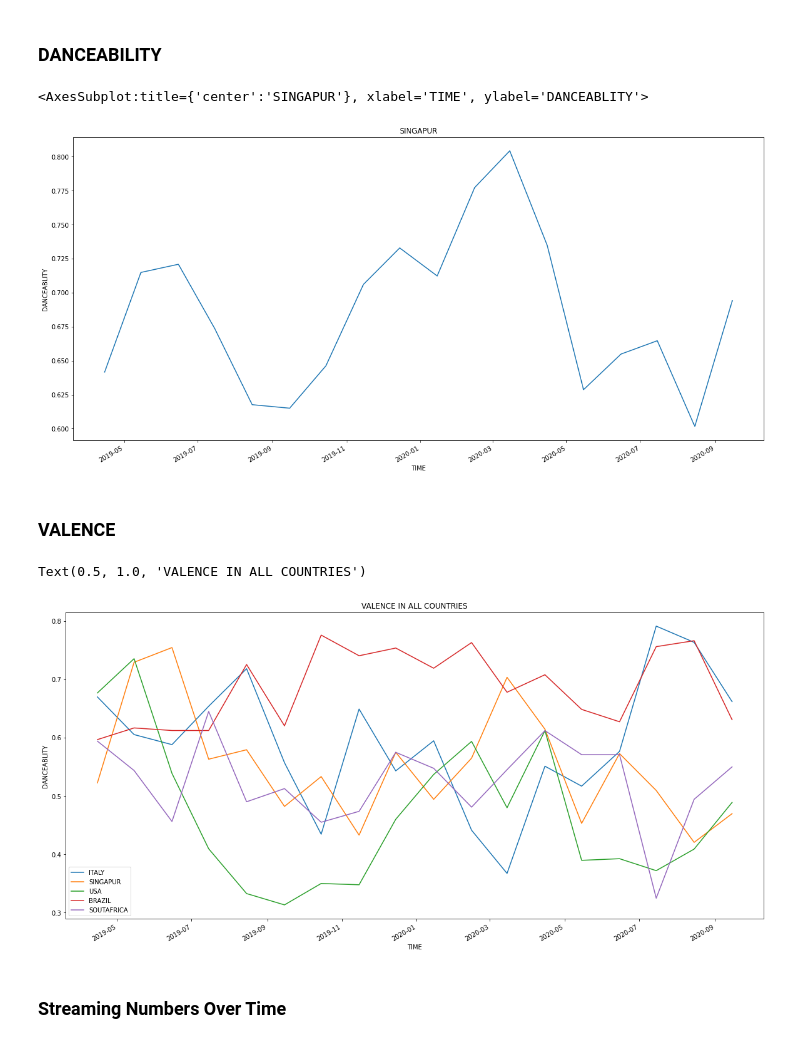
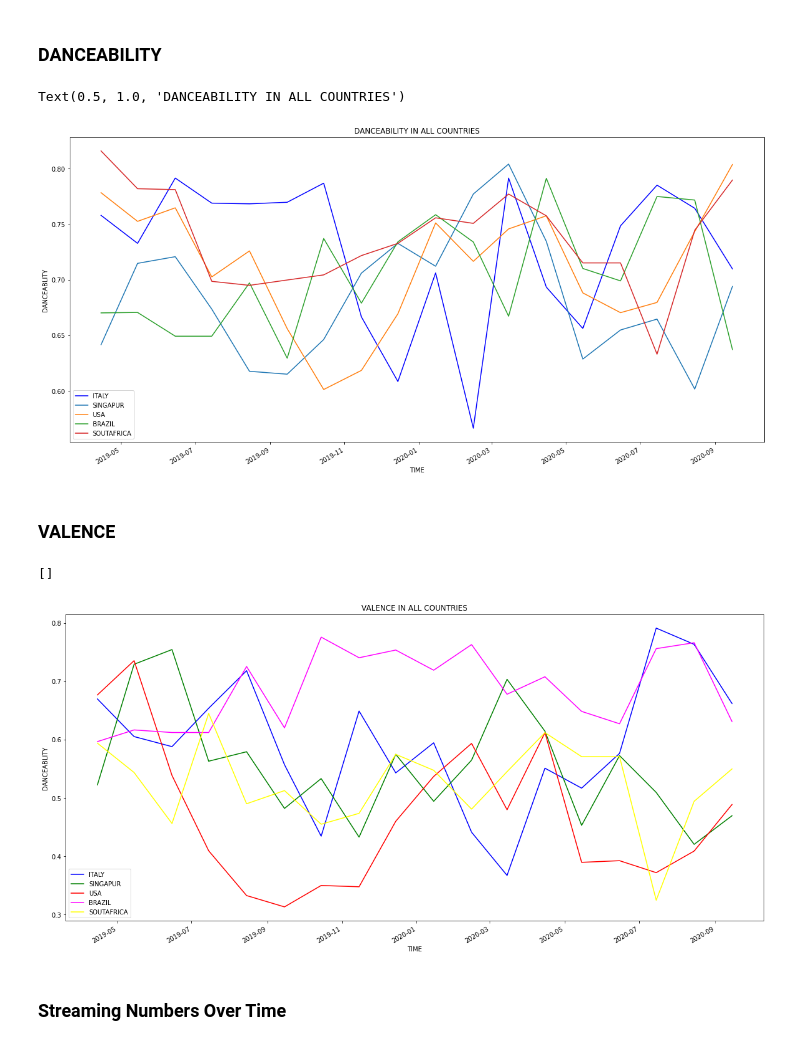
Before and after one commit to ksaslow/sad-song, a Jupyter notebook: spotify_api.ipynb, the cells around one changed output. Cells and saved outputs as stored; diff of their text form; code cells hidden in the pictures.

Commit message:
adapted color coding in graphs for each country

```diff
--- a/spotify_api.ipynb
+++ b/spotify_api.ipynb
@@ -140,31 +140,31 @@ safrica_dance=df[df['country']=='-za-'].groupby(['date'])['Streams','danceabilit
 # %% [markdown]
 ### DANCEABILITY
 # %%
-italy_dance['danceability'].plot(x=italy_dance.index, y=italy_dance['danceability'], kind='line', figsize=(20,10),xlabel='TIME',ylabel='DANCEABLITY',title='ITALY')
-singapur_dance['danceability'].plot(x=singapur_dance.index, y=singapur_dance['danceability'], kind='line', figsize=(20,10),xlabel='TIME',ylabel='DANCEABLITY',title='SINGAPUR')
-usa_dance['danceability'].plot(x=usa_dance.index, y=usa_dance['danceability'], kind='line', figsize=(20,10),xlabel='TIME',ylabel='DANCEABLITY',title='USA')
-brazil_dance['danceability'].plot(x=brazil_dance.index, y=brazil_dance['danceability'], kind='line', figsize=(20,10),xlabel='TIME',ylabel='DANCEABLITY',title='BRAZIL')
-safrica_dance['danceability'].plot(x=safrica_dance.index, y=safrica_dance['danceability'], kind='line', figsize=(20,10),xlabel='TIME',ylabel='DANCEABLITY',title='SOUTH AFRICA')
+italy_dance['danceability'].plot(x=italy_dance.index, y=italy_dance['danceability'], kind='line', figsize=(20,10),xlabel='TIME',ylabel='DANCEABLITY',title='ITALY', color='blue')
+singapur_dance['danceability'].plot(x=singapur_dance.index, y=singapur_dance['danceability'], kind='line', figsize=(20,10),xlabel='TIME',ylabel='DANCEABLITY',title='SINGAPUR',color='green')
+usa_dance['danceability'].plot(x=usa_dance.index, y=usa_dance['danceability'], kind='line', figsize=(20,10),xlabel='TIME',ylabel='DANCEABLITY',title='USA',color='red')
+brazil_dance['danceability'].plot(x=brazil_dance.index, y=brazil_dance['danceability'], kind='line', figsize=(20,10),xlabel='TIME',ylabel='DANCEABLITY',title='BRAZIL',color='magenta')
+safrica_dance['danceability'].plot(x=safrica_dance.index, y=safrica_dance['danceability'], kind='line', figsize=(20,10),xlabel='TIME',ylabel='DANCEABLITY',title='SOUTH AFRICA', color='yellow')
 plt.legend(['ITALY','SINGAPUR','USA','BRAZIL','SOUTAFRICA'])
 plt.title('DANCEABILITY IN ALL COUNTRIES')
 # %% [output]
-<AxesSubplot:title={'center':'SINGAPUR'}, xlabel='TIME', ylabel='DANCEABLITY'>
+Text(0.5, 1.0, 'DANCEABILITY IN ALL COUNTRIES')
-[figure, old version]
+[figure, new version]
 # %% [markdown]
 ### VALENCE
 # %%
 plt.plot()
-italy_dance['valence'].plot(x=italy_dance.index, y=italy_dance['valence'], kind='line', figsize=(20,10),xlabel='TIME',ylabel='DANCEABLITY',title='ITALY')
-singapur_dance['valence'].plot(x=singapur_dance.index, y=singapur_dance['valence'], kind='line', figsize=(20,10),xlabel='TIME',ylabel='DANCEABLITY',title='SINGAPUR')
-usa_dance['valence'].plot(x=usa_dance.index, y=usa_dance['valence'], kind='line', figsize=(20,10),xlabel='TIME',ylabel='DANCEABLITY',title='USA')
-brazil_dance['valence'].plot(x=brazil_dance.index, y=brazil_dance['valence'], kind='line', figsize=(20,10),xlabel='TIME',ylabel='DANCEABLITY',title='BRAZIL')
-safrica_dance['valence'].plot(x=safrica_dance.index, y=safrica_dance['valence'], kind='line', figsize=(20,10),xlabel='TIME',ylabel='DANCEABLITY',title='SOUTH AFRICA')
+italy_dance['valence'].plot(x=italy_dance.index, y=italy_dance['valence'], kind='line', figsize=(20,10),xlabel='TIME',ylabel='DANCEABLITY',title='ITALY', color='blue')
+singapur_dance['valence'].plot(x=singapur_dance.index, y=singapur_dance['valence'], kind='line', figsize=(20,10),xlabel='TIME',ylabel='DANCEABLITY',title='SINGAPUR',color='green')
+usa_dance['valence'].plot(x=usa_dance.index, y=usa_dance['valence'], kind='line', figsize=(20,10),xlabel='TIME',ylabel='DANCEABLITY',title='USA',color='red')
+brazil_dance['valence'].plot(x=brazil_dance.index, y=brazil_dance['valence'], kind='line', figsize=(20,10),xlabel='TIME',ylabel='DANCEABLITY',title='BRAZIL', color='magenta')
+safrica_dance['valence'].plot(x=safrica_dance.index, y=safrica_dance['valence'], kind='line', figsize=(20,10),xlabel='TIME',ylabel='DANCEABLITY',title='SOUTH AFRICA',color='yellow')
 plt.legend(['ITALY','SINGAPUR','USA','BRAZIL','SOUTAFRICA'])
 plt.title('VALENCE IN ALL COUNTRIES')
 plt.plot()
 # %% [output]
-Text(0.5, 1.0, 'VALENCE IN ALL COUNTRIES')
+[]
-[figure, old version]
+[figure, new version]
 # %% [markdown]
 ### Streaming Numbers Over Time
 # %%
```
Also changed, not shown: parts of 2 cells of this notebook.
